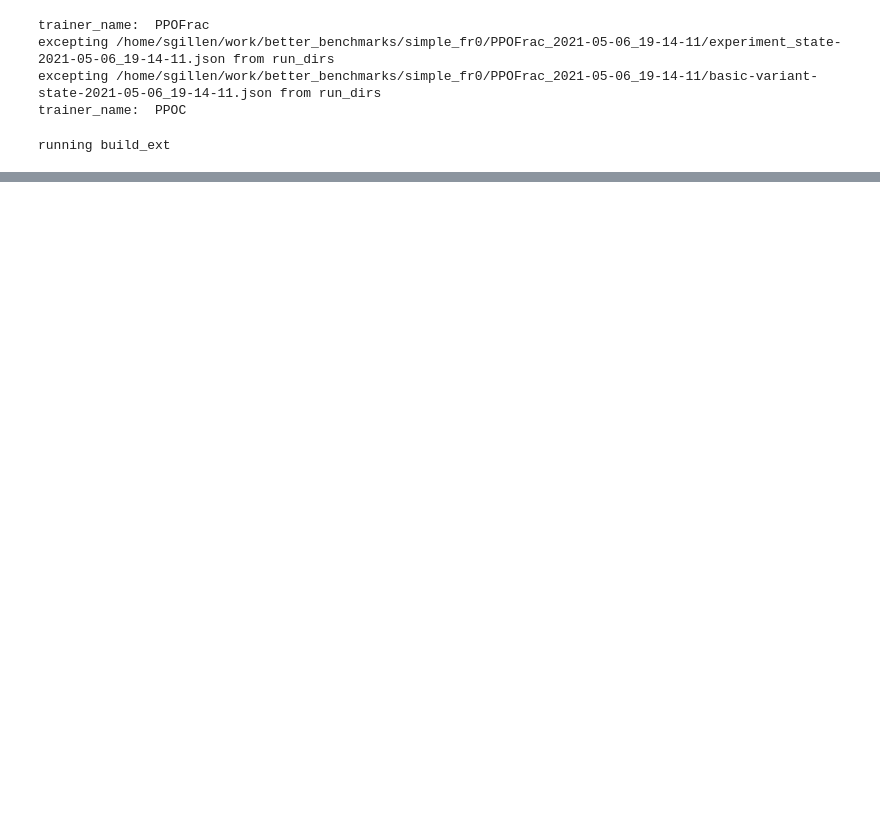
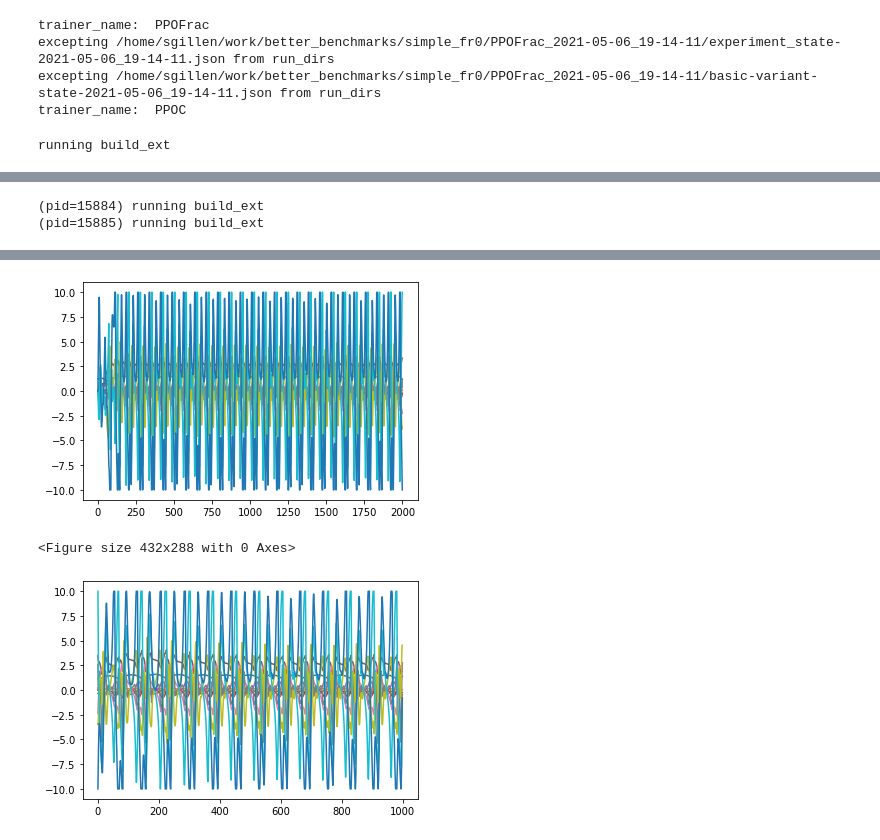
Before and after one commit to sgillen/better_benchmarks, a Jupyter notebook: eig_analysis.ipynb, the cells around one changed output, grey strips where cells are left out. Saved outputs shown, nothing was run; the diff lists cells and outputs as text; code cells hidden in the pictures; blank space fills up the shorter version.

```diff
--- a/eig_analysis.ipynb
+++ b/eig_analysis.ipynb
@@ -271,3 +268,76 @@ del env
 # mesh_sizes_dict = {}
 # %% [output]
 running build_ext
+# %%
+trainer_name = "PPOFrac"
+trainer = None
+
+num_seeds = len(trainer_dict[trainer_name][env_name])
+
+checkpoint_path = list(trainer_dict[trainer_name][env_name])[0]
+
+config, df = get_config_and_df(checkpoint_path)
+
+
+if trainer is None:
+    trainer = string_2_trainer[trainer_name](config)
+
+config["reuse_actors"] = True
+trainer.reset_config(config)
+trainer.restore(checkpoint_path)
+env = trainer.env_creator({})
+
+
+nom_obs, nom_acts, nom_rews, nom_con = do_contact_rollout(env,trainer,rollout_length*2,deterministic=True)
+
+plt.plot(nom_obs); plt.figure()
+
+i_nom_obs = 430
+# while nom_con[i_nom_obs] or nom_con[i_nom_obs+1]:# or nom_con[i_nom_obs+2]:
+#     i_nom_obs+=1
+#     if i_nom_obs >= 998:
+#         failed = True
+#         break
+
+# if failed:
+#     print(f"post {post}, seed {seed}, run {run} failed!")
+#     eigs.loc[post][i_seed][run] = float('nan')
+#     eigs_bc.loc[post][i_seed][run] = float('nan')
+#     failed = False
+
+nominal_state = nom_obs[i_nom_obs]
+
+#obs, acts, rews = do_rollout_pert(env, policy, nominal_state, num_steps=11)
+#cmp_point = obs[-1]
+
+delta = .05
+nominal_state = nom_obs[i_nom_obs]
+
+#obs, acts, rews = do_rollout_pert(env, policy, nominal_state, num_steps=11)
+#cmp_point = obs[-1]
+
+
+initial_conditions = []
+for i,s in enumerate(nominal_state):
+    nominal_state_p = np.copy(nominal_state)
+    nominal_state_m = np.copy(nominal_state)
+    nominal_state_p[i] += delta
+    nominal_state_m[i] -= delta
+
+    initial_conditions.append((np.copy(nominal_state_p), np.copy(nominal_state_m)))
+    #initial_conditions.append((nominal_state_p, nominal_state_m))
+
+
+initial_condition = initial_conditions[3]
+init_state_p , init_state_m = initial_condition
+rollout_obs_p, rollout_acts_p, rollout_rews_p = do_rollout_pert(env,trainer, init_state_p, num_steps=rollout_length,deterministic=True)
+rollout_obs_m, rollout_acts_m, rollout_rews_m = do_rollout_pert(env,trainer, init_state_m, num_steps=rollout_length,deterministic=True)
+
+sdiff = (rollout_obs_p-nom_obs[i_nom_obs:i_nom_obs+rollout_length])
+
+diffs = np.linalg.norm(np.abs(rollout_obs_p-nom_obs[i_nom_obs:i_nom_obs+rollout_length]),axis=1)
+
+plt.figure()
+plt.plot(rollout_obs_p)
+#i_min = np.argmin(np.linalg.norm(diffs, axis=1))
+# %% [output]
@@ -273,0 +352,2 @@ running build_ext
+(pid=15884) running build_ext
+(pid=15885) running build_ext
@@ -273,0 +367,3 @@ running build_ext
+[figure, added]
+<Figure size 432x288 with 0 Axes>
+[figure, added]
```
Also changed, not shown: parts of 11 cells of this notebook, 4 other files.
